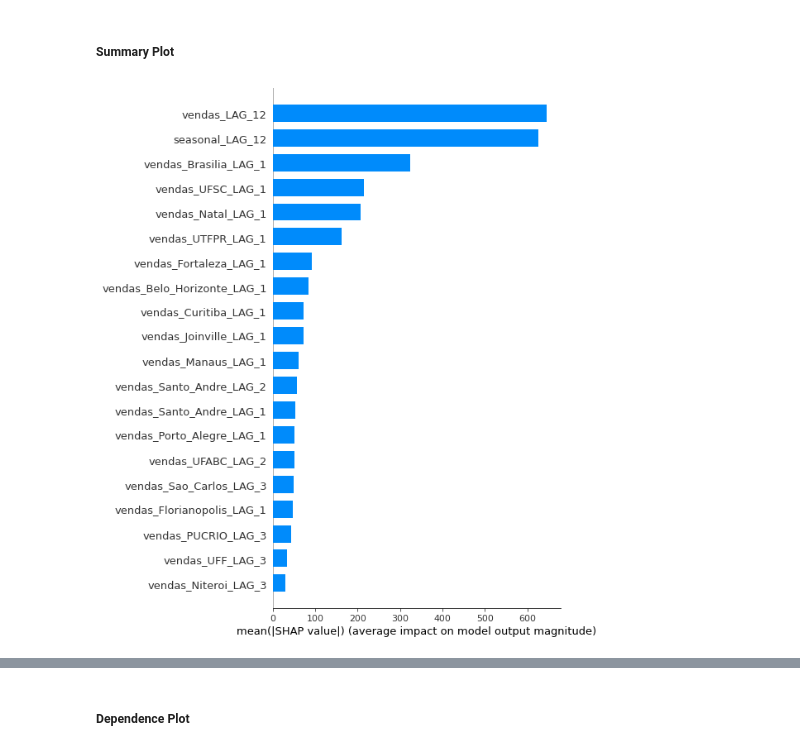
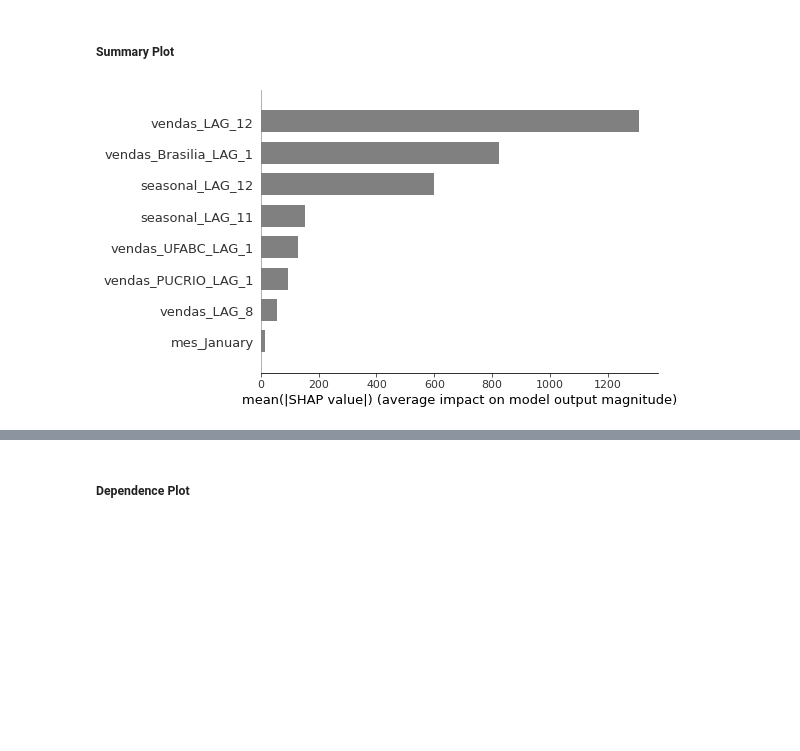
Before and after one commit to thiago-osorio/digital-house, a Jupyter notebook: projeto_integrador/Notebooks/modelagem.ipynb, the cells around one changed output, grey strips where cells are left out. Drawn from its saved outputs; the diff is of its cells as text; code cells hidden in the pictures; blank space fills up the shorter version.

Commit message:
Ajustes na modelagem do projeto

```diff
--- a/projeto_integrador/Notebooks/modelagem.ipynb
+++ b/projeto_integrador/Notebooks/modelagem.ipynb
@@ -869,0 +386,3 @@ fig.show()
+# %%
+grid = GridSearchCV(pipe_et, param_grid=params, scoring='neg_mean_absolute_percentage_error', cv=tss, n_jobs=-1, verbose=1)
+grid.fit(X_r_treino_bfs, y_r_treino)
@@ -869,0 +407,8 @@ fig.show()
+# %%
+pipe_et_tuned = Pipeline(steps=[
+    ('preprocessor', StandardScaler()),
+    ('model', ExtraTreesRegressor(max_depth=grid.best_params_['model__max_depth'],
+                                  min_samples_leaf=grid.best_params_['model__min_samples_leaf'],
+                                  min_samples_split=grid.best_params_['model__min_samples_split'],
+                                  n_estimators=grid.best_params_['model__n_estimators']))
+])
@@ -869,0 +420,2 @@ fig.show()
+# %%
+pipe_et_tuned.fit(X_r_treino_bfs, y_r_treino)
@@ -1134,12 +499,12 @@ shap.initjs()
 # %% [output]
 [interactive output not drawn]
 # %%
-explainer = shap.TreeExplainer(pipe_et['model'])
-shap_values = explainer.shap_values(X_r_treino)
+explainer = shap.TreeExplainer(pipe_et_tuned['model'])
+shap_values = explainer.shap_values(X_r_treino_bfs)
 # %% [markdown]
 ##### Summary Plot
 # %%
-shap.summary_plot(shap_values, X_r_treino, plot_type='bar')
+shap.summary_plot(shap_values, X_r_treino_bfs, plot_type='bar', color='gray')
 # %% [output]
-[figure, old version]
+[figure, new version]
 # %%
```
Also changed, not shown: parts of 124 cells of this notebook, 1 other file.
